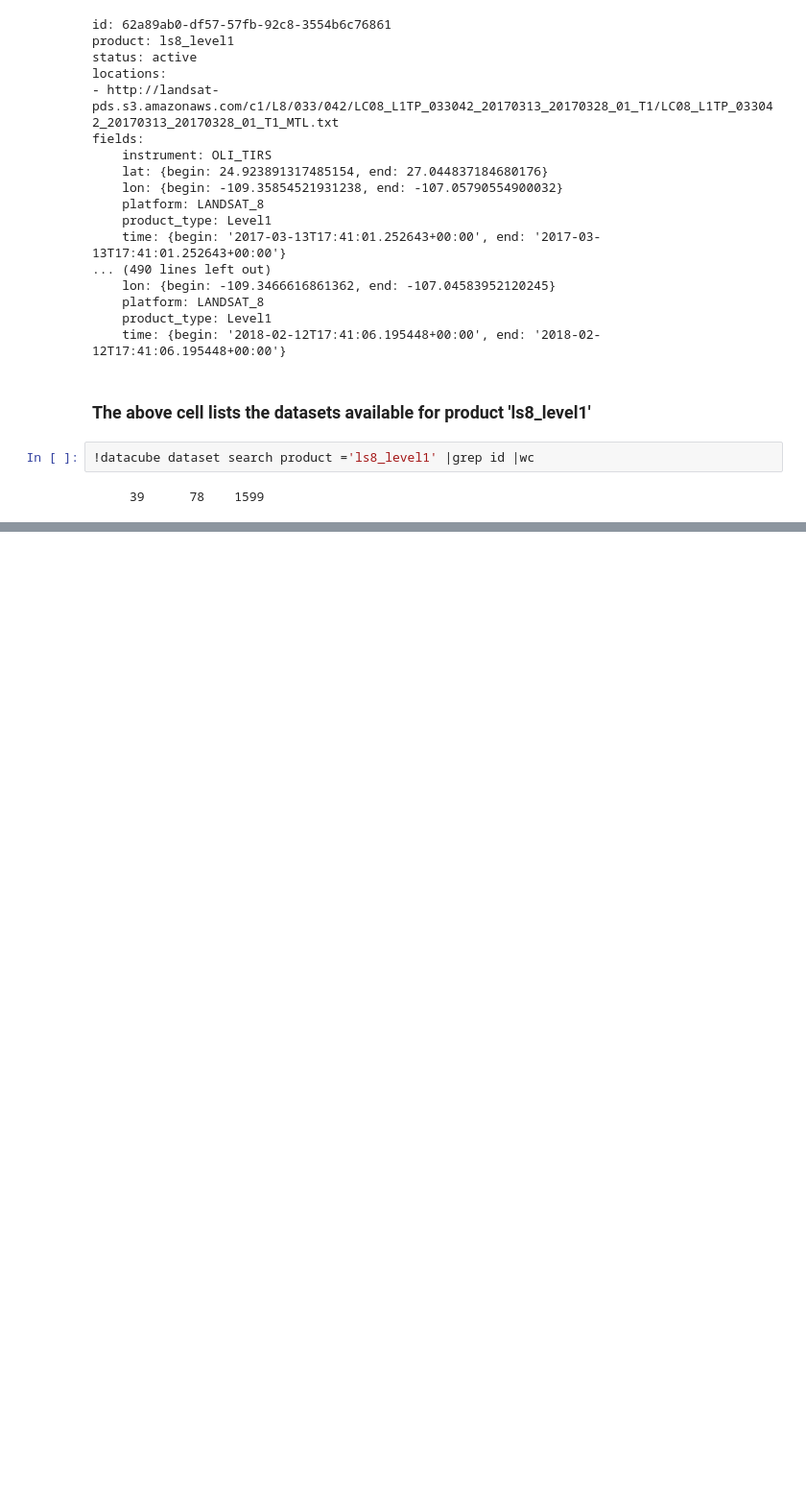
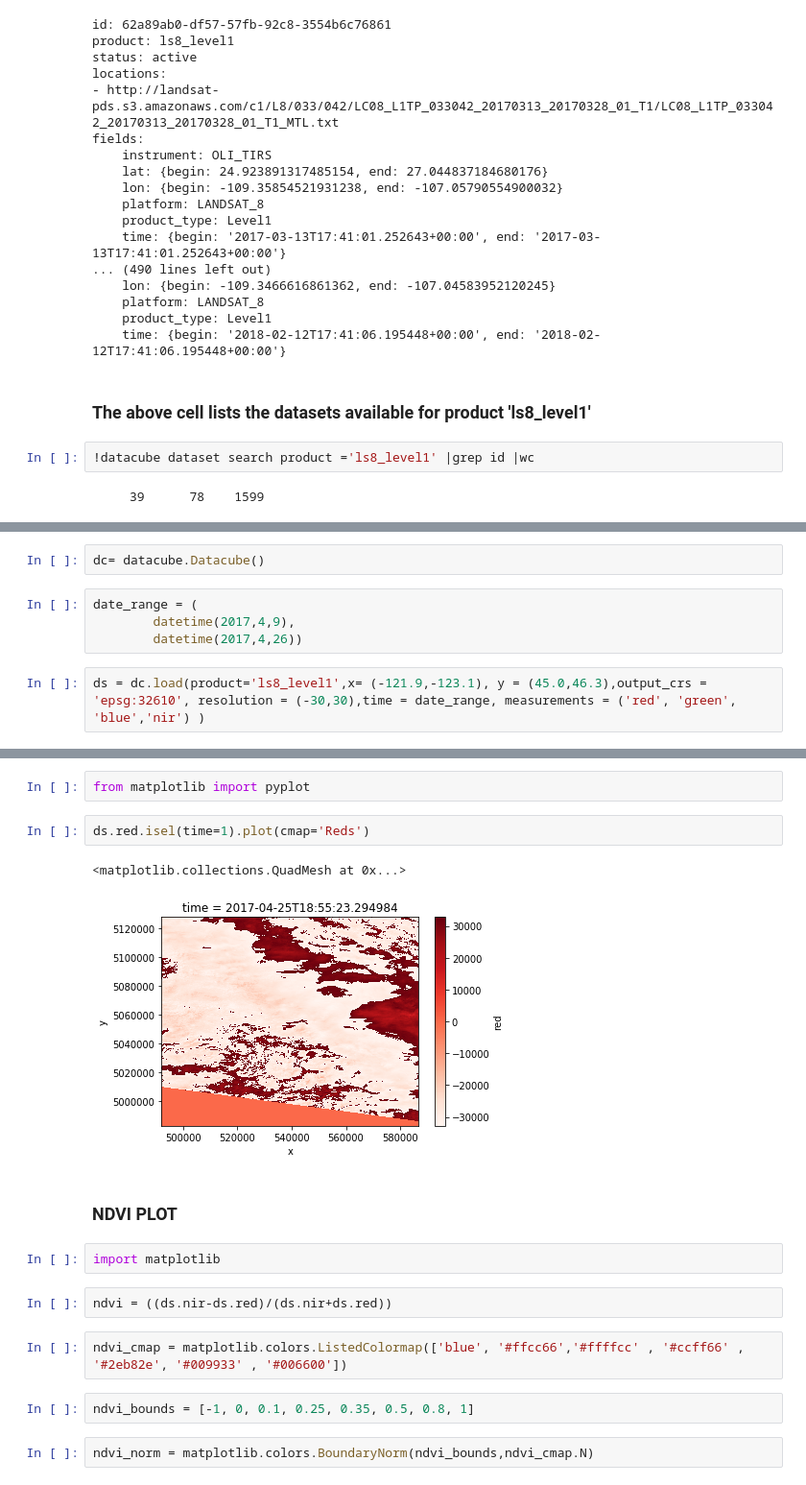
Before and after one commit to opendatacube/datacube-core, a Jupyter notebook: contrib/notebooks/datacube-indexing.ipynb, the cells around one changed output, grey strips where cells are left out. Shown at 96% size. Cells and saved outputs as stored; diff of their text form; blank space fills up the shorter version.

Commit message:
Updated Example for datacube indexing landsat 8 AWS - harshu

```diff
--- a/contrib/notebooks/datacube-indexing.ipynb
+++ b/contrib/notebooks/datacube-indexing.ipynb
@@ -183,0 +248,8 @@ fields:
+# %%
+dc= datacube.Datacube()
+# %%
+date_range = (
+        datetime(2017,4,9),
+        datetime(2017,4,26))
+# %%
+ds = dc.load(product='ls8_level1',x= (-121.9,-123.1), y = (45.0,46.3),output_crs = 'epsg:32610', resolution = (-30,30),time = date_range, measurements = ('red', 'green', 'blue','nir') )
@@ -183,0 +272,19 @@ fields:
+# %%
+from matplotlib import pyplot
+# %%
+ds.red.isel(time=1).plot(cmap='Reds')
+# %% [output]
+<matplotlib.collections.QuadMesh at 0x...>
+[figure, added]
+# %% [markdown]
+### NDVI PLOT
+# %%
+import matplotlib
+# %%
+ndvi = ((ds.nir-ds.red)/(ds.nir+ds.red))
+# %%
+ndvi_cmap = matplotlib.colors.ListedColormap(['blue', '#ffcc66','#ffffcc' , '#ccff66' , '#2eb82e', '#009933' , '#006600'])
+# %%
+ndvi_bounds = [-1, 0, 0.1, 0.25, 0.35, 0.5, 0.8, 1]
+# %%
+ndvi_norm = matplotlib.colors.BoundaryNorm(ndvi_bounds,ndvi_cmap.N)
```
Also changed, not shown: parts of 19 cells of this notebook.
